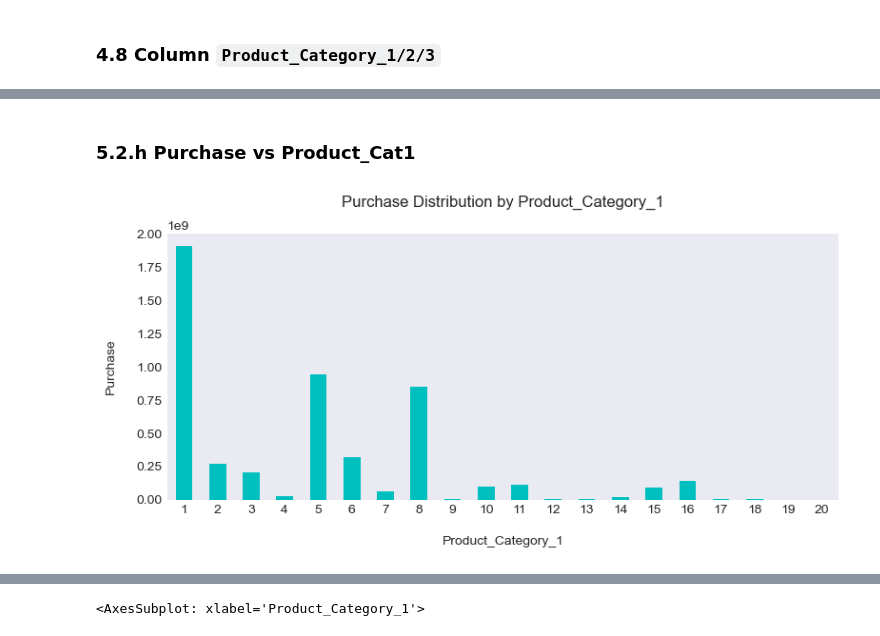
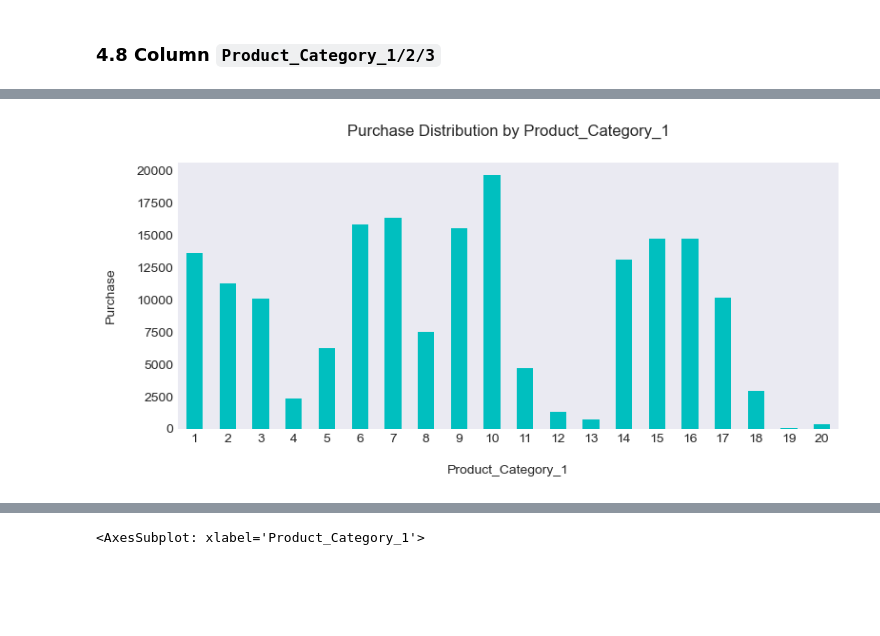
Before and after one commit to nguyenminhthuy/da-course-cybersoft, a Jupyter notebook: pj-black-friday-sales/black-friday-sales.ipynb, the cells around one changed output, grey strips where cells are left out. Drawn from its saved outputs; the diff is of its cells as text; code cells hidden in the pictures; blank space fills up the shorter version.

```diff
--- a/pj-black-friday-sales/black-friday-sales.ipynb
+++ b/pj-black-friday-sales/black-friday-sales.ipynb
@@ -915,17 +734,15 @@ sns.kdeplot(x='Purchase',data=unmarried);
-# %% [markdown]
-### 5.2.h Purchase vs Product_Cat1
 # %%
-df_product1_cat_purchase = df['Purchase'].groupby(df['Product_Category_1'].astype(product_cat1_type)).sum()
+df_product1_cat_purchase = df['Purchase'].groupby(df['Product_Category_1'].astype(product_cat1_type)).mean()
 
 ax = df_product1_cat_purchase.plot(kind='bar',
                             stacked=False,
                             color=['c'],
                             rot=0,
                             figsize=(8,4))
 plt.xlabel('Product_Category_1', labelpad=15)
 plt.ylabel('Purchase', labelpad=15)
 plt.title('Purchase Distribution by Product_Category_1', pad=20)
 plt.tight_layout()
 plt.show;
 # %% [output]
-[figure, old version]
+[figure, new version]
```
Also changed, not shown: parts of 102 cells of this notebook, 7 other files.
